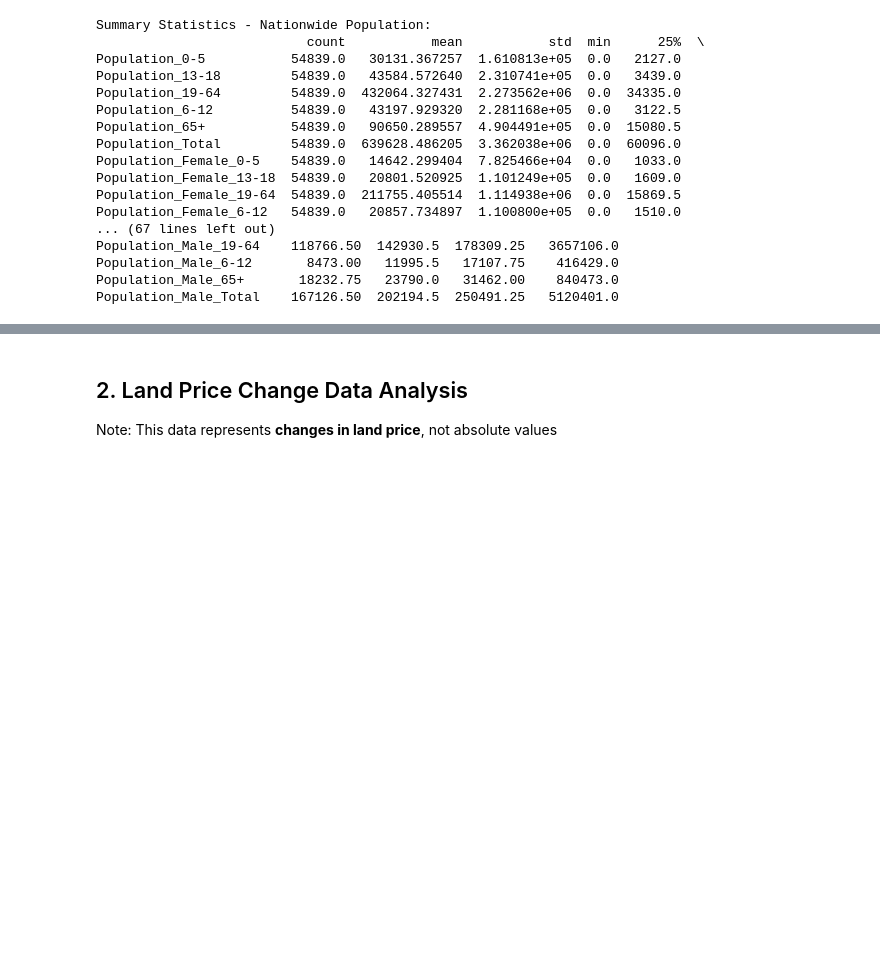
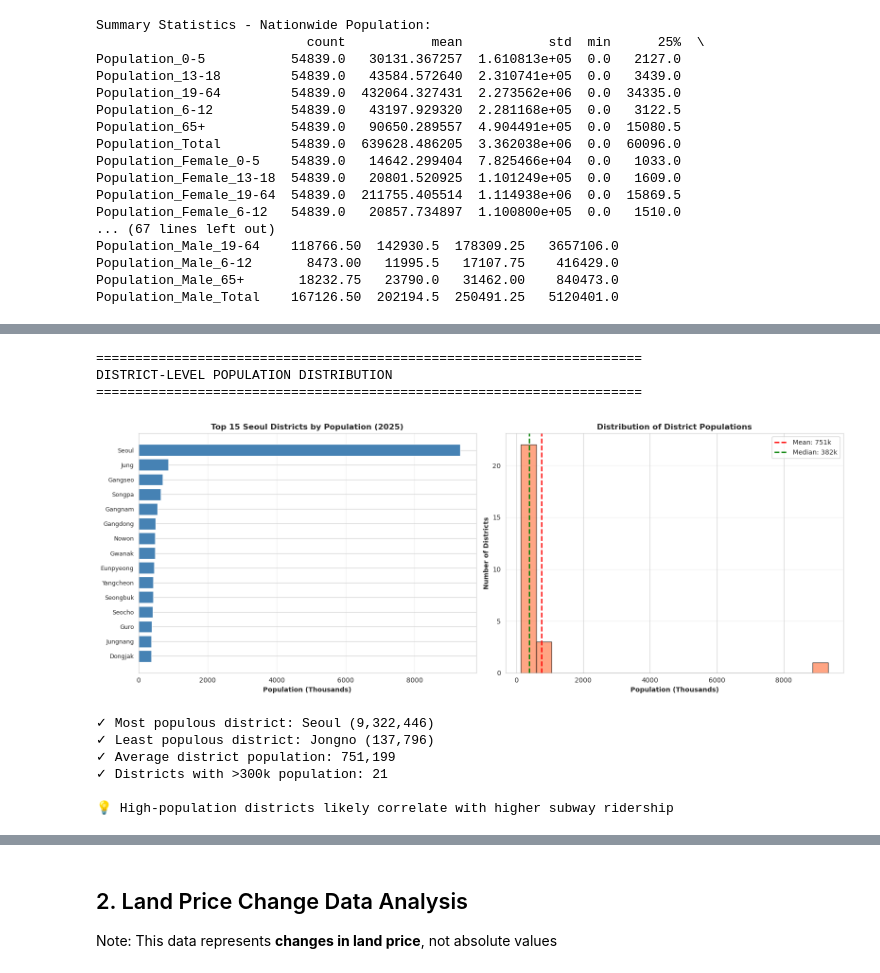
Before and after one commit to omzz15/intro-to-big-data-group-project, a Jupyter notebook: notebooks/EDA/cleaned-datasets-eda.ipynb, the cells around one changed output, grey strips where cells are left out. Cells and saved outputs as stored; diff of their text form; code cells hidden in the pictures; blank space fills up the shorter version.

```diff
--- a/notebooks/EDA/cleaned-datasets-eda.ipynb
+++ b/notebooks/EDA/cleaned-datasets-eda.ipynb
@@ -306,0 +401,50 @@ if len(numeric_pop_seoul_cols) > 1:
+# %%
+# 3. District-Level Analysis
+print("\n" + "="*70)
+print("DISTRICT-LEVEL POPULATION DISTRIBUTION")
+print("="*70)
+
+# Top districts by population
+latest_seoul = pop_seoul[pop_seoul['Year'] == latest_year].groupby('District')['Population_Total'].mean().sort_values(ascending=False)
+
+fig, axes = plt.subplots(1, 2, figsize=(16, 6))
+
+# Top 15 districts
+top_15 = latest_seoul.head(15)
+axes[0].barh(range(len(top_15)), top_15.values / 1000, color='steelblue')
+axes[0].set_yticks(range(len(top_15)))
+axes[0].set_yticklabels(top_15.index, fontsize=9)
+axes[0].set_xlabel('Population (Thousands)', fontweight='bold')
+axes[0].set_title(f'Top 15 Seoul Districts by Population ({latest_year})', fontweight='bold')
+axes[0].grid(True, alpha=0.3, axis='x')
+axes[0].invert_yaxis()
+
+# Population distribution histogram
+axes[1].hist(latest_seoul.values / 1000, bins=20, color='coral', edgecolor='black', alpha=0.7)
+axes[1].set_xlabel('Population (Thousands)', fontweight='bold')
+axes[1].set_ylabel('Number of Districts', fontweight='bold')
+axes[1].set_title('Distribution of District Populations', fontweight='bold')
+axes[1].axvline(latest_seoul.mean() / 1000, color='red', linestyle='--', linewidth=2, label=f'Mean: {latest_seoul.mean()/1000:.0f}k')
+axes[1].axvline(latest_seoul.median() / 1000, color='green', linestyle='--', linewidth=2, label=f'Median: {latest_seoul.median()/1000:.0f}k')
+axes[1].legend()
+axes[1].grid(True, alpha=0.3, axis='y')
+
+plt.tight_layout()
+plt.show()
+
+print(f"\n✓ Most populous district: {latest_seoul.index[0]} ({latest_seoul.iloc[0]:,.0f})")
+print(f"✓ Least populous district: {latest_seoul.index[-1]} ({latest_seoul.iloc[-1]:,.0f})")
+print(f"✓ Average district population: {latest_seoul.mean():,.0f}")
+print(f"✓ Districts with >300k population: {(latest_seoul > 300000).sum()}")
+print(f"\n💡 High-population districts likely correlate with higher subway ridership")
+# %% [output]
+======================================================================
+DISTRICT-LEVEL POPULATION DISTRIBUTION
+======================================================================
+[figure, added]
+✓ Most populous district: Seoul (9,322,446)
+✓ Least populous district: Jongno (137,796)
+✓ Average district population: 751,199
+✓ Districts with >300k population: 21
+
+💡 High-population districts likely correlate with higher subway ridership
```
Also changed, not shown: parts of 16 cells of this notebook, 8 other files.
